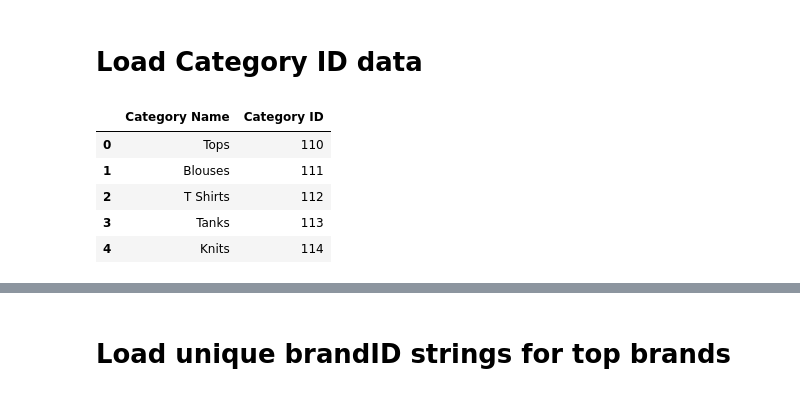
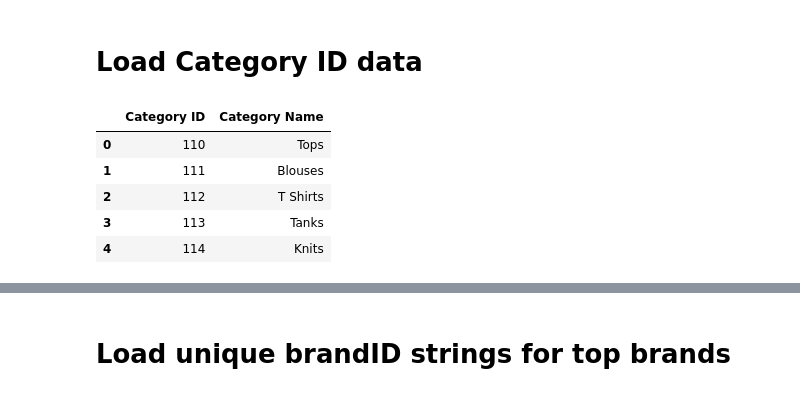
Before and after one commit to radhavrmk/caprs, a Jupyter notebook: code/notebooks/Cap1.ipynb, the cells around one changed output, grey strips where cells are left out. Saved outputs shown, nothing was run; the diff lists cells and outputs as text; code cells hidden in the pictures.

```diff
--- a/code/notebooks/Cap1.ipynb
+++ b/code/notebooks/Cap1.ipynb
@@ -3,7 +3,7 @@ import pandas as pd
 import re
 import numpy as np
 pd.set_option('display.max_columns', 300)
-pd.set_option('display.max_rows', 200)
+pd.set_option('display.max_rows', 500)
 
 import matplotlib.pyplot as plt
 import seaborn as sns
@@ -75,13 +76,14 @@ array(['white', 'aliceblue', 'antiquewhite', 'aquamarine', 'azure',
 # %%
 df_cat = xlsx.parse(category_sheet)
 
 df_cat.dropna(inplace=True)
-df_cat["Category ID"] = df_cat["Category ID"].astype("int64")
+df_cat["Category ID"] = df_cat["Category ID"].astype("int32")
+df_cat= df_cat[["Category ID","Category Name"]]
 df_cat.head()
 # %% [output]
-|  | Category Name | Category ID |
-| 0 | Tops | 110 |
-| 1 | Blouses | 111 |
-| 2 | T Shirts | 112 |
-| 3 | Tanks | 113 |
-| 4 | Knits | 114 |
+|  | Category ID | Category Name |
+| 0 | 110 | Tops |
+| 1 | 111 | Blouses |
+| 2 | 112 | T Shirts |
+| 3 | 113 | Tanks |
+| 4 | 114 | Knits |
```
Also changed, not shown: parts of 13 cells of this notebook.
